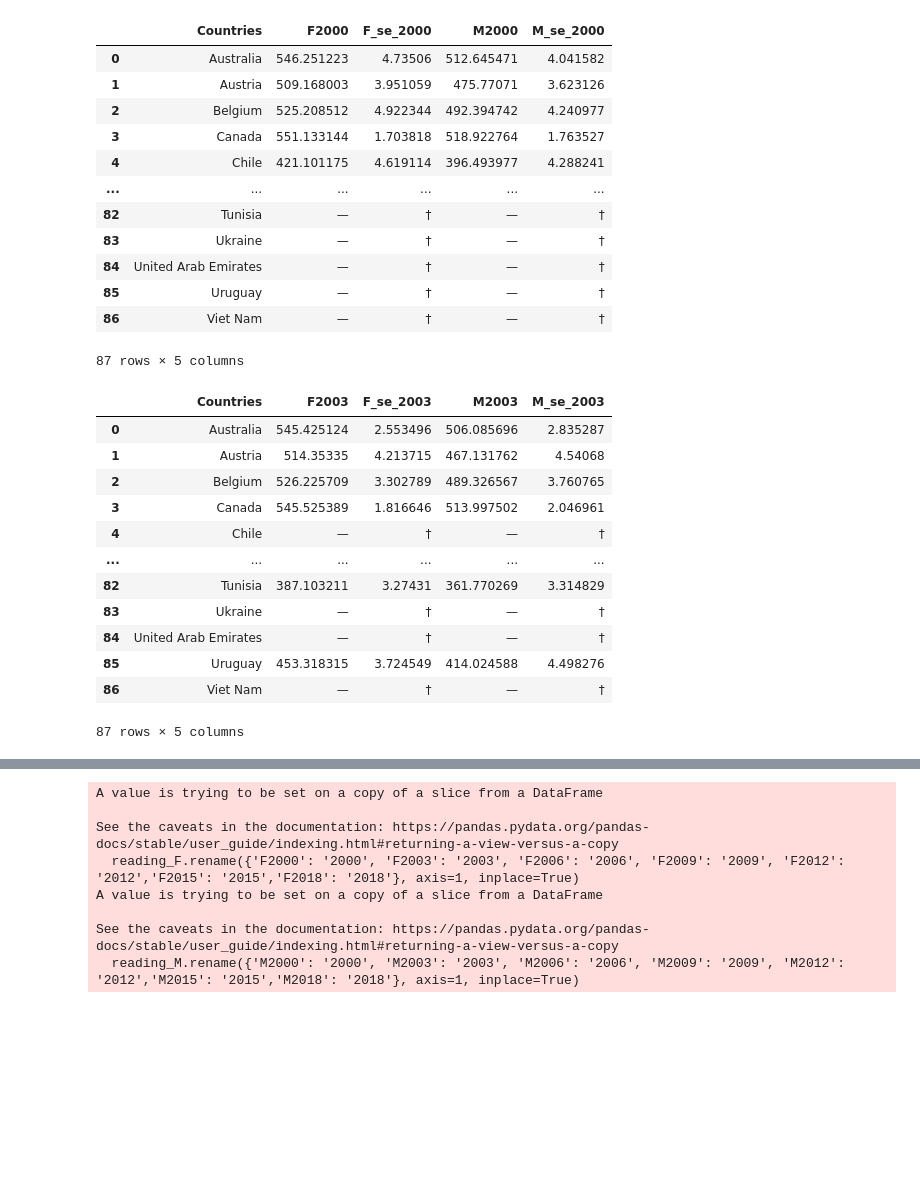
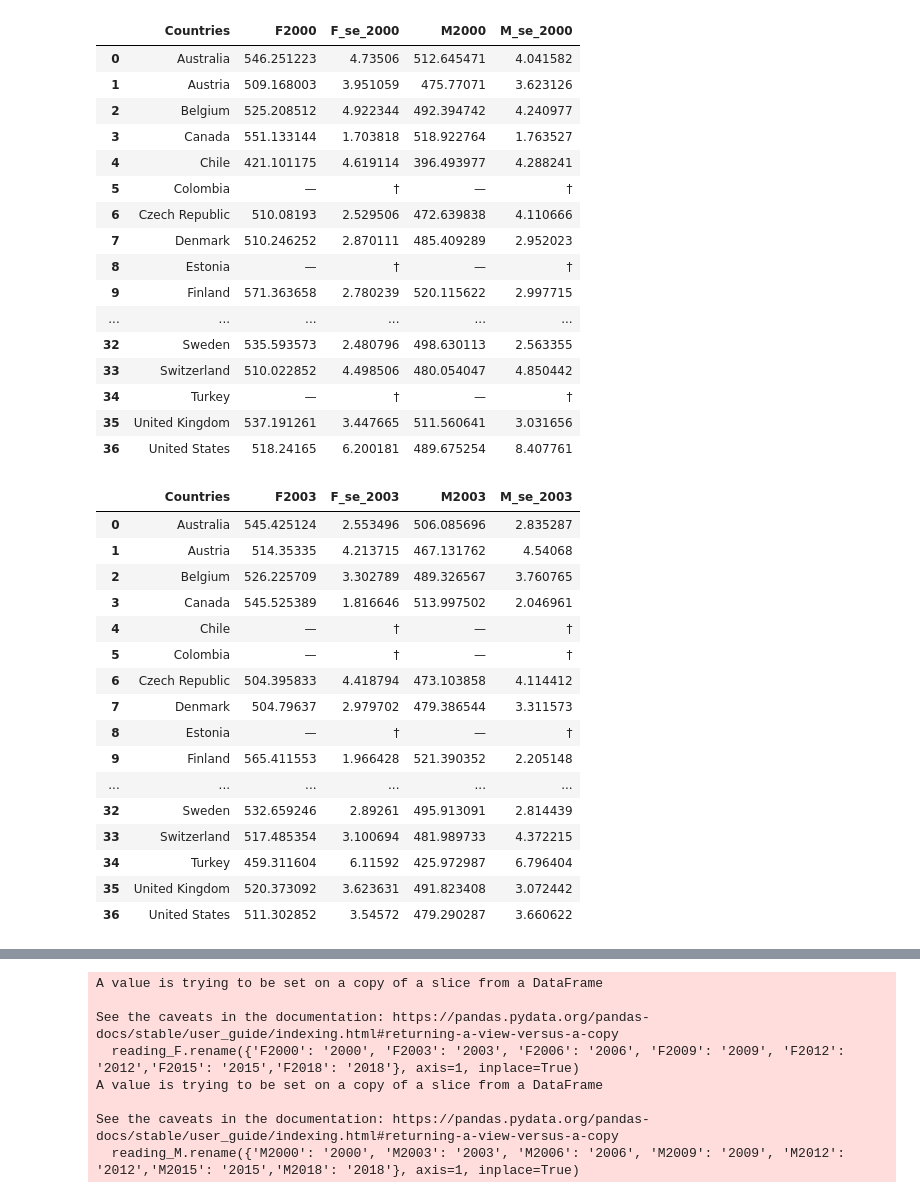
Before and after one commit to kefanyu/dtw_pisa, a Jupyter notebook: code/gender/gender.ipynb, the cells around one changed output, grey strips where cells are left out. Cells and saved outputs as stored; diff of their text form; code cells hidden in the pictures; blank space fills up the shorter version.

```diff
--- a/code/gender/gender.ipynb
+++ b/code/gender/gender.ipynb
@@ -3,10 +3,10 @@ import pandas as pd
 import numpy as np
 import xlrd
 # %%
-readingg2000 = pd.read_excel("../data_all/gender/gender2000.xls",sheet_name='Report 1- Table',skiprows=[1,2,3,4,5,6,7,8,9,10,11,100,101,102,103,104])
+readingg2000 = pd.read_excel("../../data/gender/gender2000.xls",sheet_name='Report 1- Table',skiprows=[1,2,3,4,5,6,7,8,9,10,11,100,101,102,103,104])
 readingg2000.drop(['Unnamed: 0', 'Unnamed: 1'], axis=1, inplace=True)
 readingg2000.rename({'Unnamed: 2': 'Countries', 'Unnamed: 3': 'F2000', 'Unnamed: 4': 'F_se_2000', 'Unnamed: 5': 'M2000', 'Unnamed: 6': 'M_se_2000'}, axis=1, inplace=True)
-readingg2000 = readingg2000.drop(index=[87])
+readingg2000 = readingg2000.drop(index=[37,38,39,40,41])
 readingg2000
 # %% [output]
 |  | Countries | F2000 | F_se_2000 | M2000 | M_se_2000 |
@@ -15,31 +15,39 @@ readingg2000
 | 2 | Belgium | 525.208512 | 4.922344 | 492.394742 | 4.240977 |
 | 3 | Canada | 551.133144 | 1.703818 | 518.922764 | 1.763527 |
 | 4 | Chile | 421.101175 | 4.619114 | 396.493977 | 4.288241 |
+| 5 | Colombia | — | † | — | † |
+| 6 | Czech Republic | 510.08193 | 2.529506 | 472.639838 | 4.110666 |
+| 7 | Denmark | 510.246252 | 2.870111 | 485.409289 | 2.952023 |
+| 8 | Estonia | — | † | — | † |
+| 9 | Finland | 571.363658 | 2.780239 | 520.115622 | 2.997715 |
 | ... | ... | ... | ... | ... | ... |
-| 82 | Tunisia | — | † | — | † |
-| 83 | Ukraine | — | † | — | † |
-| 84 | United Arab Emirates | — | † | — | † |
-| 85 | Uruguay | — | † | — | † |
-| 86 | Viet Nam | — | † | — | † |
+| 32 | Sweden | 535.593573 | 2.480796 | 498.630113 | 2.563355 |
+| 33 | Switzerland | 510.022852 | 4.498506 | 480.054047 | 4.850442 |
+| 34 | Turkey | — | † | — | † |
+| 35 | United Kingdom | 537.191261 | 3.447665 | 511.560641 | 3.031656 |
+| 36 | United States | 518.24165 | 6.200181 | 489.675254 | 8.407761 |
-87 rows × 5 columns
 # %%
-readingg2003 = pd.read_excel("../data_all/gender/gender2003.xls",sheet_name='Report 1- Table',skiprows=[1,2,3,4,5,6,7,8,9,10,11,100,101,102,103,104])
+readingg2003 = pd.read_excel("../../data/gender/gender2003.xls",sheet_name='Report 1- Table',skiprows=[1,2,3,4,5,6,7,8,9,10,11,100,101,102,103,104])
 readingg2003.drop(['Unnamed: 0', 'Unnamed: 1'], axis=1, inplace=True)
 readingg2003.rename({'Unnamed: 2': 'Countries', 'Unnamed: 3': 'F2003', 'Unnamed: 4': 'F_se_2003', 'Unnamed: 5': 'M2003', 'Unnamed: 6': 'M_se_2003'}, axis=1, inplace=True)
-readingg2003 = readingg2003.drop(index=[87])
+readingg2003 = readingg2003.drop(index=[37,38,39,40,41])
 readingg2003
 # %% [output]
 |  | Countries | F2003 | F_se_2003 | M2003 | M_se_2003 |
 | 0 | Australia | 545.425124 | 2.553496 | 506.085696 | 2.835287 |
 | 1 | Austria | 514.35335 | 4.213715 | 467.131762 | 4.54068 |
 | 2 | Belgium | 526.225709 | 3.302789 | 489.326567 | 3.760765 |
 | 3 | Canada | 545.525389 | 1.816646 | 513.997502 | 2.046961 |
 | 4 | Chile | — | † | — | † |
+| 5 | Colombia | — | † | — | † |
+| 6 | Czech Republic | 504.395833 | 4.418794 | 473.103858 | 4.114412 |
+| 7 | Denmark | 504.79637 | 2.979702 | 479.386544 | 3.311573 |
+| 8 | Estonia | — | † | — | † |
+| 9 | Finland | 565.411553 | 1.966428 | 521.390352 | 2.205148 |
 | ... | ... | ... | ... | ... | ... |
-| 82 | Tunisia | 387.103211 | 3.27431 | 361.770269 | 3.314829 |
-| 83 | Ukraine | — | † | — | † |
-| 84 | United Arab Emirates | — | † | — | † |
-| 85 | Uruguay | 453.318315 | 3.724549 | 414.024588 | 4.498276 |
-| 86 | Viet Nam | — | † | — | † |
+| 32 | Sweden | 532.659246 | 2.89261 | 495.913091 | 2.814439 |
+| 33 | Switzerland | 517.485354 | 3.100694 | 481.989733 | 4.372215 |
+| 34 | Turkey | 459.311604 | 6.11592 | 425.972987 | 6.796404 |
+| 35 | United Kingdom | 520.373092 | 3.623631 | 491.823408 | 3.072442 |
+| 36 | United States | 511.302852 | 3.54572 | 479.290287 | 3.660622 |
-87 rows × 5 columns
 # %%
```
Also changed, not shown: parts of 39 cells of this notebook, 17 other files.
